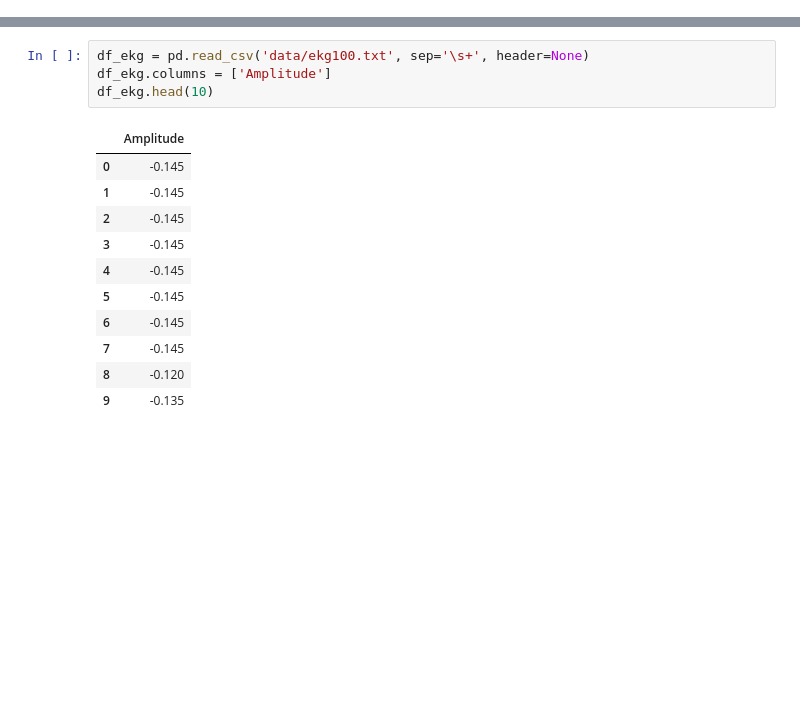
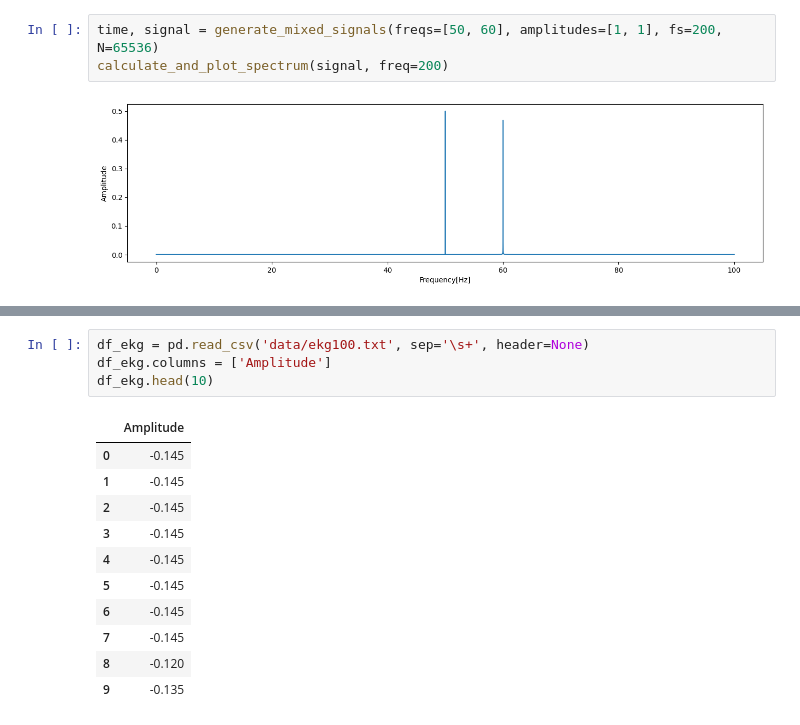
Before and after one commit to DamianRyczko/CPSiO, a Jupyter notebook: EKG/ekg.ipynb, the cells around one changed output, grey strips where cells are left out. Drawn from its saved outputs; the diff is of its cells as text; blank space fills up the shorter version.

```diff
--- a/EKG/ekg.ipynb
+++ b/EKG/ekg.ipynb
@@ -189,0 +246,5 @@ plot_spectrum(signal, fs=400)
+# %%
+time, signal = generate_mixed_signals(freqs=[50, 60], amplitudes=[1, 1], fs=200, N=65536)
+calculate_and_plot_spectrum(signal, freq=200)
+# %% [output]
+[figure, added]
```
Also changed, not shown: parts of 43 cells of this notebook, 3 other files.
